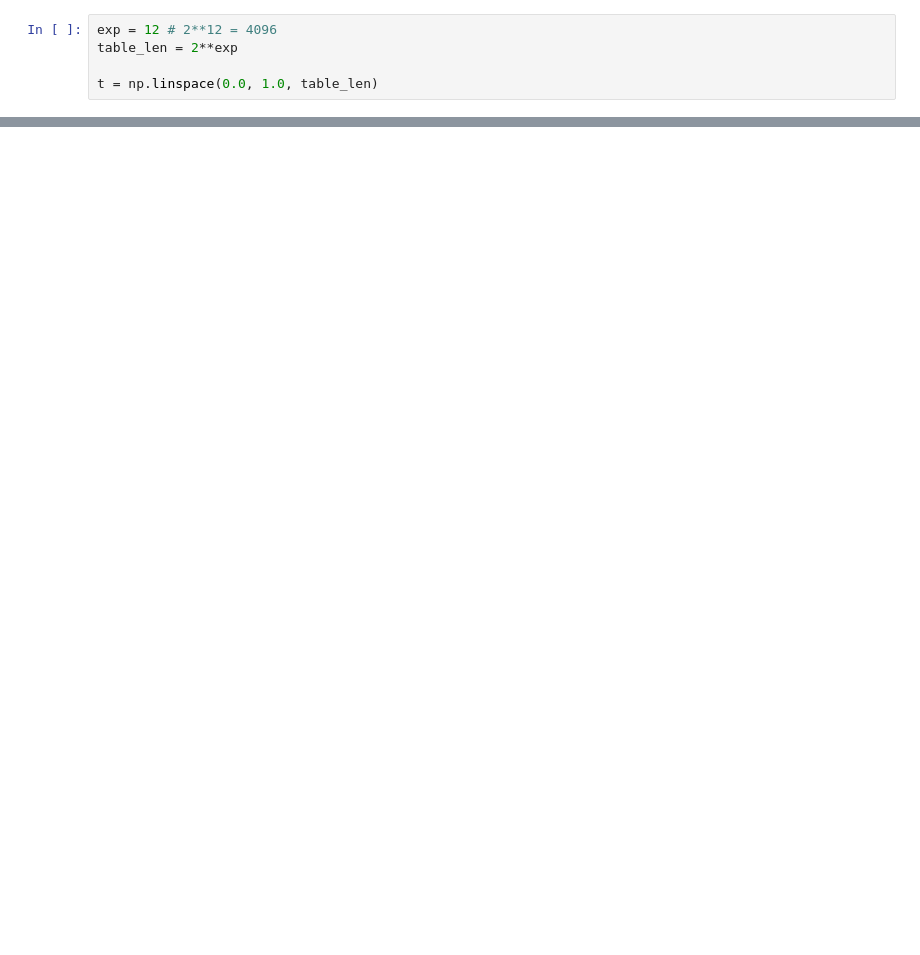
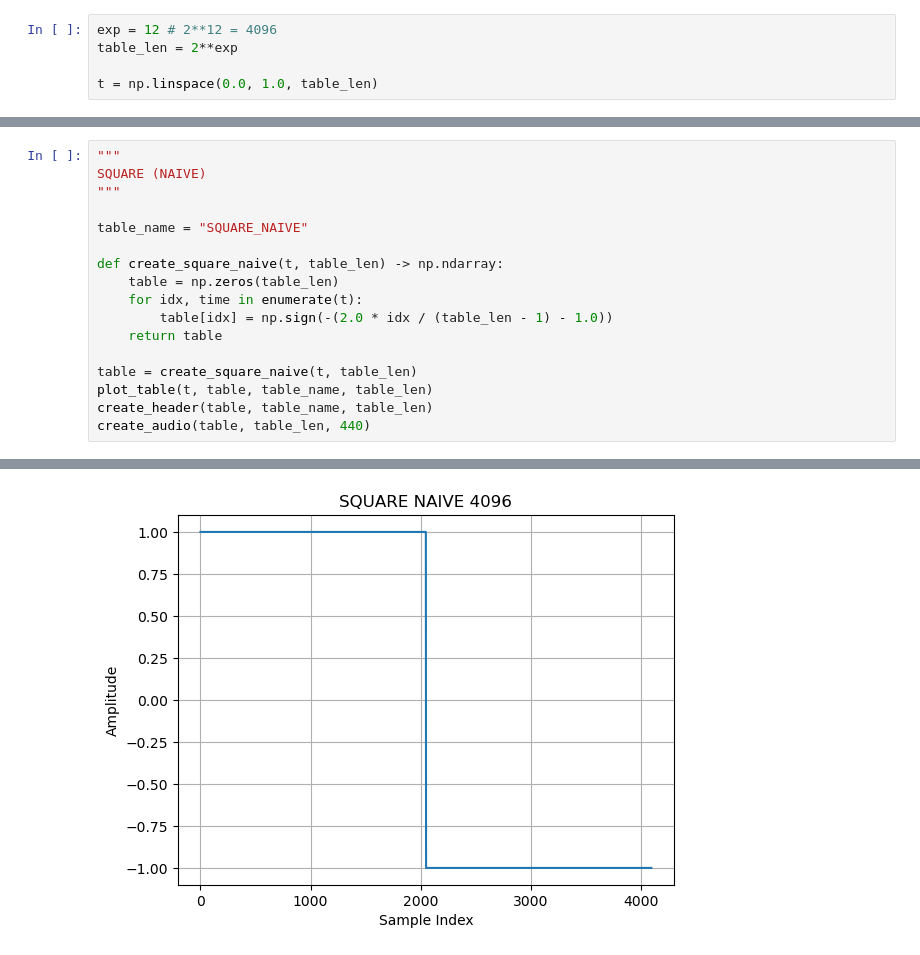
Before and after one commit to butchwarns/BDSP, a Jupyter notebook: tables/wavetables/Wavetables.ipynb, the cells around one changed output, grey strips where cells are left out. Cells and saved outputs as stored; diff of their text form; blank space fills up the shorter version.

```diff
--- a/tables/wavetables/Wavetables.ipynb
+++ b/tables/wavetables/Wavetables.ipynb
@@ -34,0 +87,18 @@ with open(file_path, 'w') as fp:
+# %%
+"""
+SQUARE (NAIVE)
+"""
+
+table_name = "SQUARE_NAIVE"
+
+def create_square_naive(t, table_len) -> np.ndarray:
+    table = np.zeros(table_len)
+    for idx, time in enumerate(t):
+        table[idx] = np.sign(-(2.0 * idx / (table_len - 1) - 1.0))
+    return table
+
+table = create_square_naive(t, table_len)
+plot_table(t, table, table_name, table_len)
+create_header(table, table_name, table_len)
+create_audio(table, table_len, 440)
+# %% [output]
@@ -34,0 +106 @@ with open(file_path, 'w') as fp:
+[figure, added]
```
Also changed, not shown: parts of 6 cells of this notebook, 8 other files.
